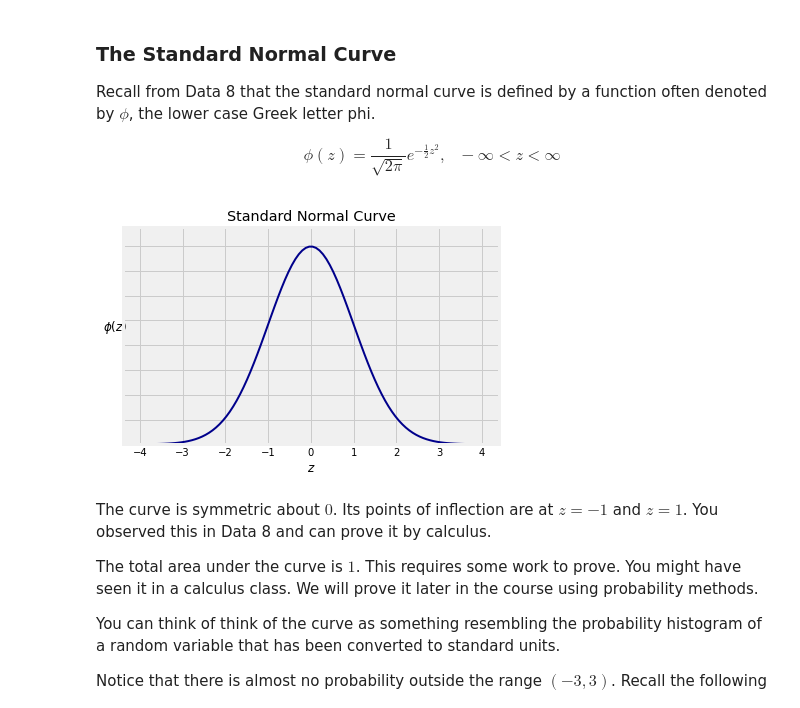
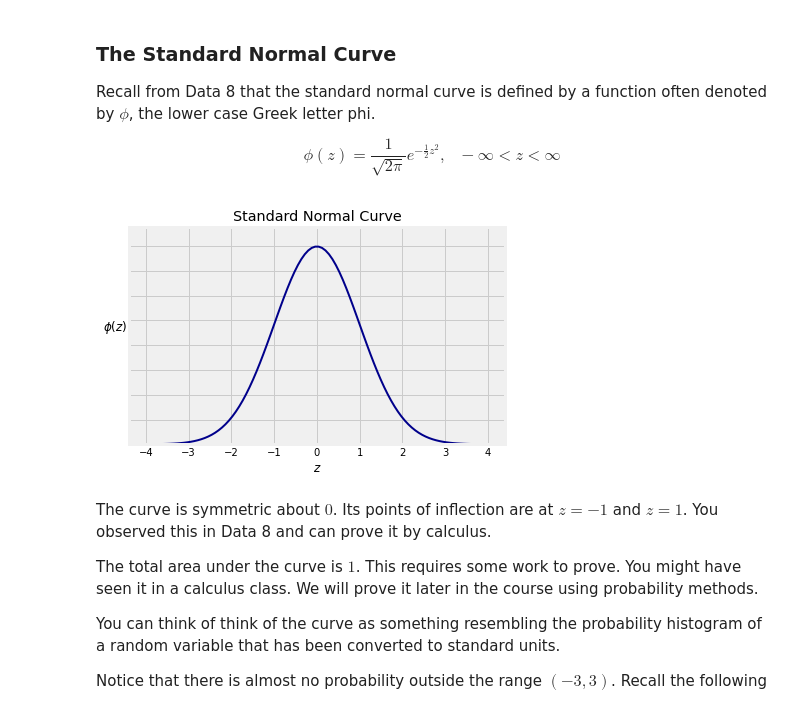
Before and after one commit to postybaloney/textbook, a Jupyter notebook: _sources/content/Chapter_14/03_Central_Limit_Theorem.ipynb, the cells around one changed output. Cells and saved outputs as stored; diff of their text form; code cells hidden in the pictures.

```diff
--- a/_sources/content/Chapter_14/03_Central_Limit_Theorem.ipynb
+++ b/_sources/content/Chapter_14/03_Central_Limit_Theorem.ipynb
@@ -37,12 +37,12 @@ $$
 # %%
 # NO CODE
 Plot_norm(x_limits=(-4, 4), mu=0, sigma=1)
 plt.xlabel('$z$')
-plt.ylabel('$\phi(z)$', rotation=0)
+plt.ylabel('$\phi(z)$', rotation=0, labelpad = 10)
 plt.yticks(np.arange(0, 0.401, 0.05), '')
 plt.title('Standard Normal Curve');
 # %% [output]
-[figure, old version]
+[figure, new version]
 # %% [markdown]
 The curve is symmetric about $0$. Its points of inflection are at $z=-1$ and $z=1$. You observed this in Data 8 and can prove it by calculus.
 
```
Also changed, not shown: parts of 2 cells of this notebook, 56 other files.
